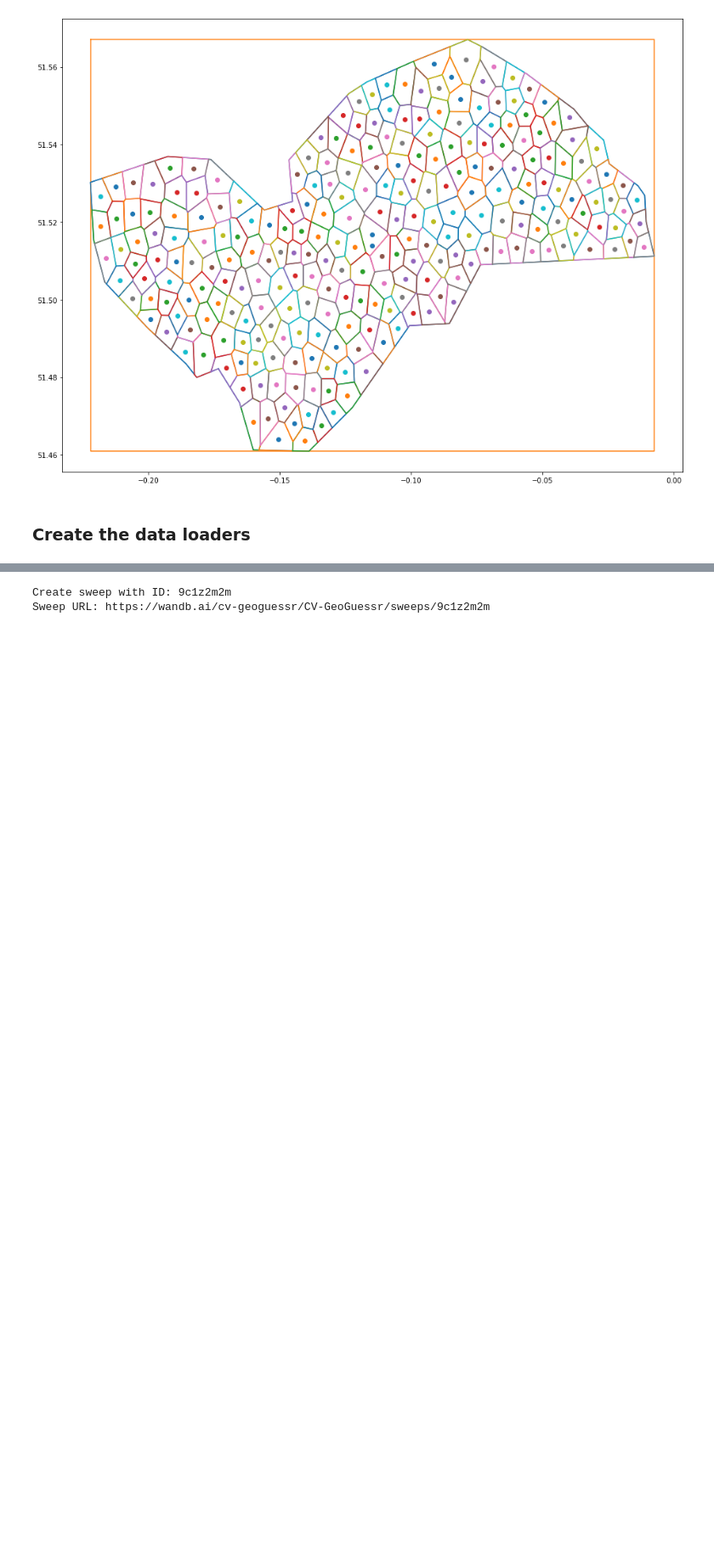
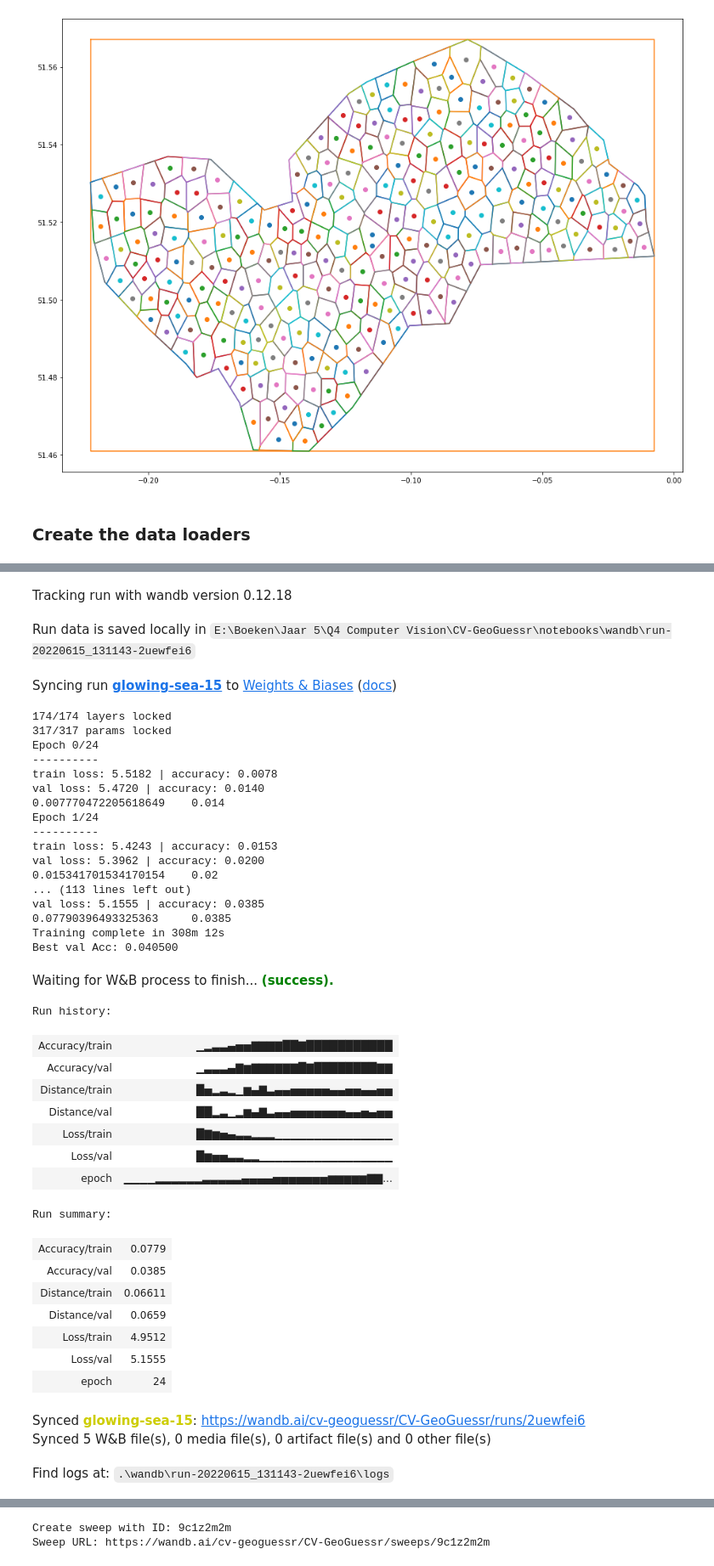
Before and after one commit to JLuij/CV-GeoGuessr, a Jupyter notebook: notebooks/Experiment.ipynb, the cells around one changed output, grey strips where cells are left out. Shown at 85% size. Drawn from its saved outputs; the diff is of its cells as text; code cells hidden in the pictures; blank space fills up the shorter version.

```diff
--- a/notebooks/Experiment.ipynb
+++ b/notebooks/Experiment.ipynb
@@ -102,0 +98,10 @@ data_loaders, data_set_sizes = get_data_loader(LONDON_PHOTO_DIR, grid_partitioni
+# %%
+## Train on the grid output
+
+resnet50 = models.resnet50(pretrained=True, progress=True)
+resnet50.to(device)
+resnet50 = lock_layers(resnet50, (3, 224, 224), config["lock_factor"])
+resnet50.fc = nn.Linear(resnet50.fc.in_features, config["number_of_grid_elements"])
+resnet50.to(device)
+print(config["lock_factor"])
+summary(resnet50, (3, 224, 224))
@@ -111,9 +134,13 @@ def setup_and_train():
 
         # Create the model and lock the layers
         resnet50 = models.resnet50(pretrained=True, progress=True)
-        resnet50.fc = nn.Linear(resnet50.fc.in_features, wandbconfig["number_of_grid_elements"])
         resnet50.to(device)
         resnet50 = lock_layers(resnet50, (3, 224, 224), wandbconfig["lock_factor"])
+        resnet50.fc = nn.Linear(resnet50.fc.in_features, wandbconfig["number_of_grid_elements"])
+        for param in resnet50.fc.parameters():
+            param.requires_grad = True
+
+        resnet50.to(device)
 
         # create the checkpoint folder and save the untrained model
         if not os.path.isdir(CHECKPOINT_FOLDER):
@@ -128,3 +155,48 @@ def setup_and_train():
         # Train the model
         resnet50 = train_model(resnet50, criterion, optimizer_ft, exp_lr_scheduler, data_loaders,
                        data_set_sizes, grid_partitioning, CHECKPOINT_FOLDER, device, num_epochs=config["epochs"])
+# %%
+config["lock_factor"] = 1
+
+setup_and_train()
+# %% [output]
+Tracking run with wandb version 0.12.18
+Run data is saved locally in E:\Boeken\Jaar 5\Q4 Computer Vision\CV-GeoGuessr\notebooks\wandb\run-20220615_131143-2uewfei6
+Syncing run glowing-sea-15 to Weights & Biases (docs)
+174/174 layers locked
+317/317 params locked
+Epoch 0/24
+----------
+train loss: 5.5182 | accuracy: 0.0078
+val loss: 5.4720 | accuracy: 0.0140
+0.007770472205618649    0.014
+Epoch 1/24
+----------
+train loss: 5.4243 | accuracy: 0.0153
+val loss: 5.3962 | accuracy: 0.0200
+0.015341701534170154    0.02
+... (113 lines left out)
+val loss: 5.1555 | accuracy: 0.0385
+0.07790396493325363     0.0385
+Training complete in 308m 12s
+Best val Acc: 0.040500
+Waiting for W&B process to finish... (success).
+Run history:
+| Accuracy/train | ▁▂▃▃▄▅▅▇▇▇▇██▇███████████ |
+| Accuracy/val | ▁▃▃▃▄▇▆▇▇▇▇▇▇█▇████████▇▇ |
+| Distance/train | █▅▂▃▂▁▆▄▇▃▄▄▅▅▅▅▅▄▄▅▅▄▄▅▅ |
+| Distance/val | ██▂▃▁▂▆▄▇▃▄▄▅▅▅▅▅▅▅▄▄▅▄▅▅ |
+| Loss/train | █▇▆▅▄▃▃▂▂▂▁▁▁▁▁▁▁▁▁▁▁▁▁▁▁ |
+| Loss/val | █▆▅▅▃▃▂▂▁▁▁▁▁▁▁▁▁▁▁▁▁▁▁▁▁ |
+| epoch | ▁▁▁▁▂▂▂▂▂▂▃▃▃▃▃▄▄▄▄▅▅▅▅▅▅▅▆▆▆▆▆▇▇... |
+Run summary:
+| Accuracy/train | 0.0779 |
+| Accuracy/val | 0.0385 |
+| Distance/train | 0.06611 |
+| Distance/val | 0.0659 |
+| Loss/train | 4.9512 |
+| Loss/val | 5.1555 |
+| epoch | 24 |
+Synced glowing-sea-15: https://wandb.ai/cv-geoguessr/CV-GeoGuessr/runs/2uewfei6
+Synced 5 W&B file(s), 0 media file(s), 0 artifact file(s) and 0 other file(s)
+Find logs at: .\wandb\run-20220615_131143-2uewfei6\logs
```
Also changed, not shown: parts of 13 cells of this notebook, 2 other files.
